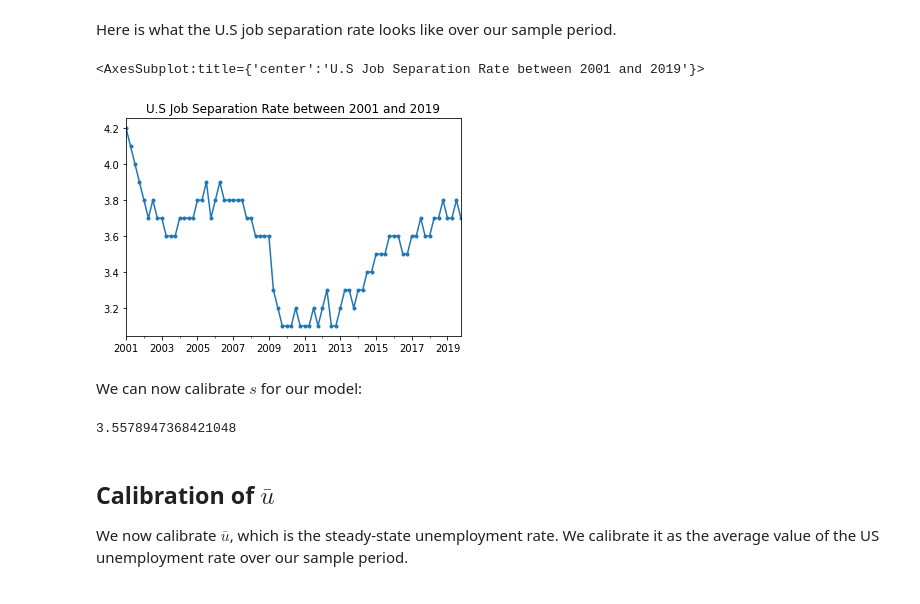
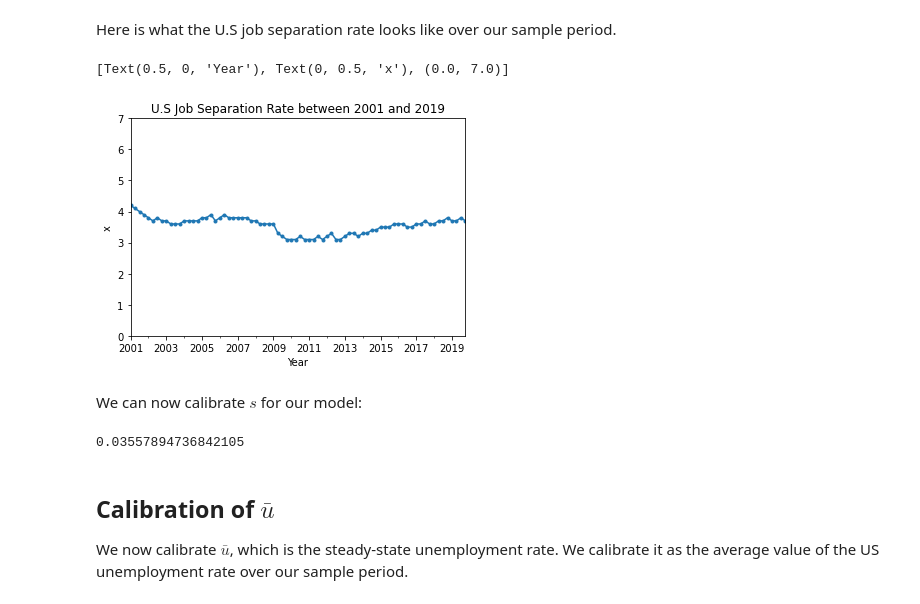
Before and after one commit to lnsongxf/public-expenditure, a Jupyter notebook: calibration.ipynb, the cells around one changed output. Drawn from its saved outputs; the diff is of its cells as text; code cells hidden in the pictures.

```diff
--- a/calibration.ipynb
+++ b/calibration.ipynb
@@ -28,17 +28,18 @@ s_ts = fred.get_series('JTSTSR', frequency='q', observation_start=start_date, ob
 # %% [markdown]
 Here is what the U.S job separation rate looks like over our sample period.
 # %%
-s_ts.plot(title="U.S Job Separation Rate between 2001 and 2019", marker='.')
+s_ax = s_ts.plot(title="U.S Job Separation Rate between 2001 and 2019", marker='.')
+s_ax.set(xlabel='Year', ylabel='x', ylim=(0, 7))
 # %% [output]
-<AxesSubplot:title={'center':'U.S Job Separation Rate between 2001 and 2019'}>
+[Text(0.5, 0, 'Year'), Text(0, 0.5, 'x'), (0.0, 7.0)]
-[figure, old version]
+[figure, new version]
 # %% [markdown]
 We can now calibrate $s$ for our model:
 # %%
-s = s_ts.mean()
+s = s_ts.mean()/100
 s
 # %% [output]
-3.5578947368421048
+0.03557894736842105
 # %% [markdown]
 ## Calibration of $\bar{u}$
 
```
Also changed, not shown: parts of 22 cells of this notebook.
